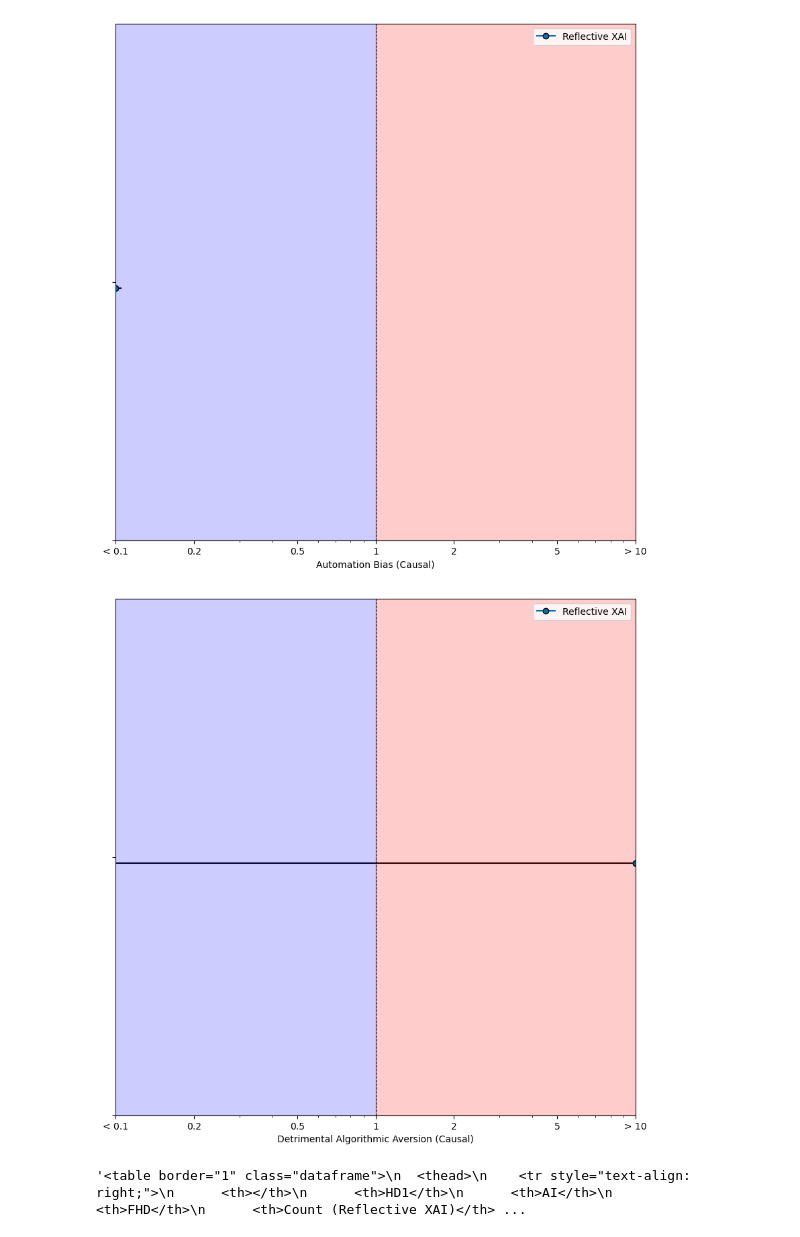
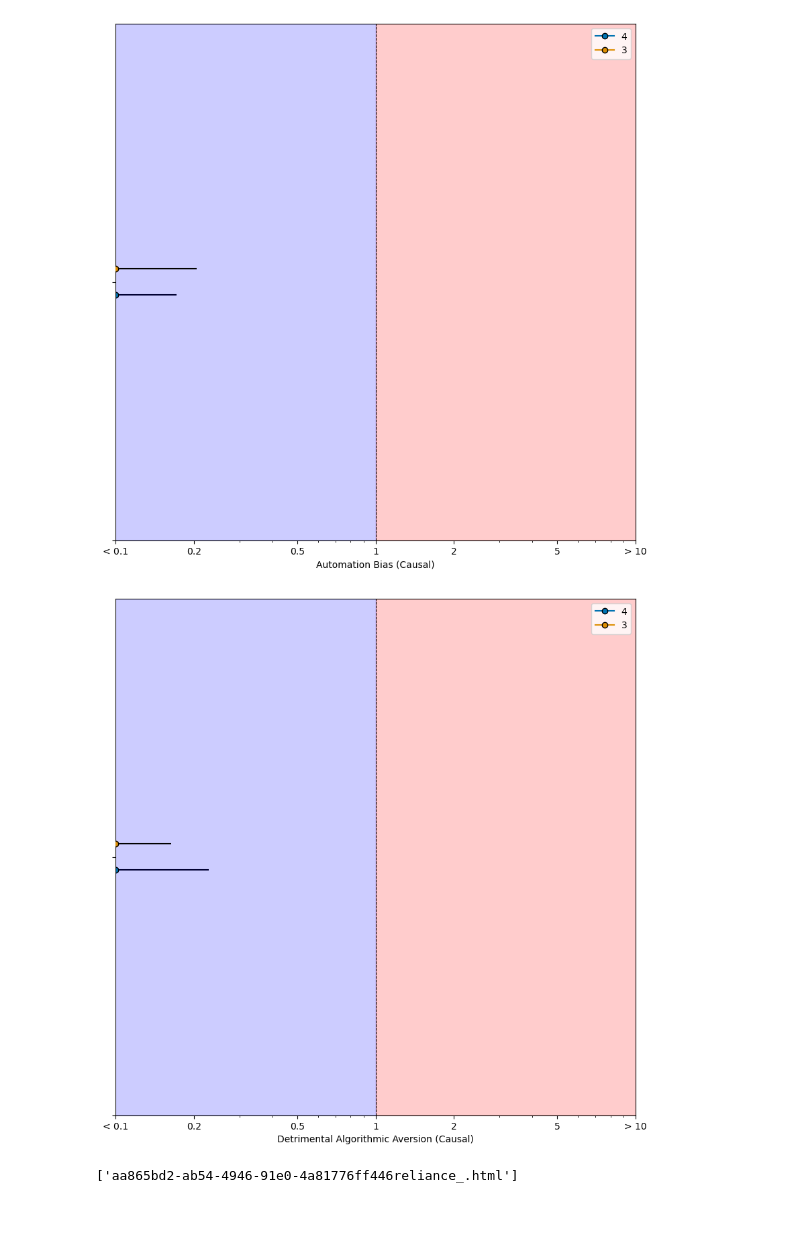
Before and after one commit to MUDILab/evaluate-human-ai-interaction, a Jupyter notebook: examples/example_chi_diagrams.ipynb, the cells around one changed output. Saved outputs shown, nothing was run; the diff lists cells and outputs as text; code cells hidden in the pictures.

```diff
--- a/examples/example_chi_diagrams.ipynb
+++ b/examples/example_chi_diagrams.ipynb
@@ -1,6 +1,16 @@
 # %%
 import numpy as np
+import pandas as pd
+import itertools
+import matplotlib.pyplot as plt
+import seaborn as sns
+from matplotlib.lines import Line2D
+import uuid
+
+diagrams = []
 # %%
 import pandas as pd
 
-filename = "../data/decisions.csv"
+filename = "../data/shadows2_correct.csv"
+data = pd.read_csv(filename)
+data
@@ -337,7 +384,16 @@ def compute_dominance(data, cut=False):
     return reliance, cer, aier, logodds_general, logodds_ab, logodds_av, stds_general, stds_ab, stds_av
 # %%
-def compute_chi_diagrams(filename, cut=False):
-    data = pd.read_csv(filename)
+def compute_chi_diagrams(data, cut=False):
+    '''
+    Compute the values of dominance metrics and then plots them.
+    Parameters
+    ----------
+    :param filename: Name of the file containing the cases
+    :type filename: string
+    Check if graph is bounded between 0.1 and 10 (True) or not (False)
+    :type cut: bool
+    '''
+    #data = pd.read_csv(filename)
 
     if ("HD1" not in data.columns):
         return "Mandatory field HD1 is missing!"
@@ -360,12 +416,6 @@ def compute_chi_diagrams(filename, cut=False):
     if ("AI" in data.columns):
         logodds_ab_causal, logodds_av_causal, stds_ab_causal, stds_av_causal = compute_causal_dominance(data, cut=cut)
 
-    #print("ARR = %.2f" % (cer - aier) )
-            #print("NND = %.2f" % (1/(cer - aier)) )
-            #print("RR = %.2f" %  (aier/cer) )
-            #print("RRR = %.2f" %  (1- (aier/cer)) )
-
-    #np.exp(logodds_av.loc[s,v] - 1.96*stds_av.loc[s,v]), np.exp(logodds_av.loc[s,v] + 1.96*stds_av.loc[s,v])))
     lower_gen = np.exp(logodds_general - 1.96*stds_general)
     upper_gen = np.exp(logodds_general + 1.96*stds_general)
     lower_ab = np.exp(logodds_ab - 1.96*stds_ab)
@@ -380,7 +430,16 @@ def compute_chi_diagrams(filename, cut=False):
         lower_av_caus = np.exp(logodds_av_causal - 1.96*stds_av_causal)
         upper_av_caus = np.exp(logodds_av_causal + 1.96*stds_av_causal)
 
-    return reliance, cer - aier, 1/(cer - aier), aier/cer, 1 - aier/cer, lower_gen, upper_gen, lower_ab, upper_ab, lower_av, upper_av, lower_ab_caus, upper_ab_caus, lower_av_caus, upper_av_caus
+    for s in reliance.keys():
+        id = str(uuid.uuid4())
+        filename =  id + "reliance_" + s + ".html"
+        path = filename
+        reliance[s].to_html(path, index=False)
+        diagrams.append(filename)
+
+
+    #return reliance, cer - aier, 1/(cer - aier), aier/cer, 1 - aier/cer, lower_gen, upper_gen, lower_ab, upper_ab, lower_av, upper_av, lower_ab_caus, upper_ab_caus, lower_av_caus, upper_av_caus
+    return diagrams
 # %%
-reliance, arr, nnd, rr, rrr, lower_gen, upper_gen, lower_ab, upper_ab, lower_av, upper_av, lower_ab_caus, upper_ab_caus, lower_av_caus, upper_av_caus = compute_chi_diagrams(filename, cut=True)
+diagrams = compute_chi_diagrams(data, cut=True)
 # %% [output]
@@ -390,8 +449,8 @@ reliance, arr, nnd, rr, rrr, lower_gen, upper_gen, lower_ab, upper_ab, lower_av,
-[figure, old version]
+[figure, new version]
-[figure, old version]
+[figure, new version]
 # %%
-reliance[''].to_html()
+diagrams[5:]
 # %% [output]
-'<table border="1" class="dataframe">\n  <thead>\n    <tr style="text-align: right;">\n      <th></th>\n      <th>HD1</th>\n      <th>AI</th>\n      <th>FHD</th>\n      <th>Count (Reflective XAI)</th> ...
+['aa865bd2-ab54-4946-91e0-4a81776ff446reliance_.html']
 # %%
 arr
```
Also changed, not shown: parts of 12 cells of this notebook, 3 other files.
